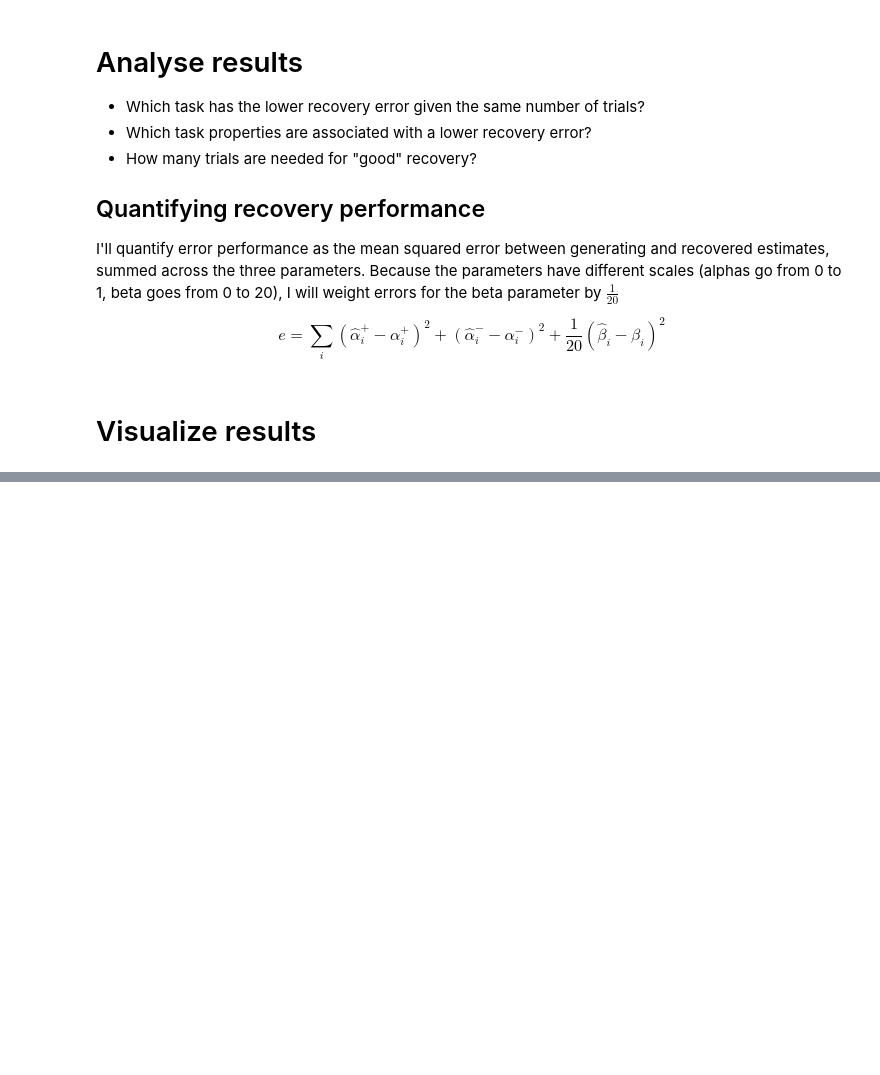
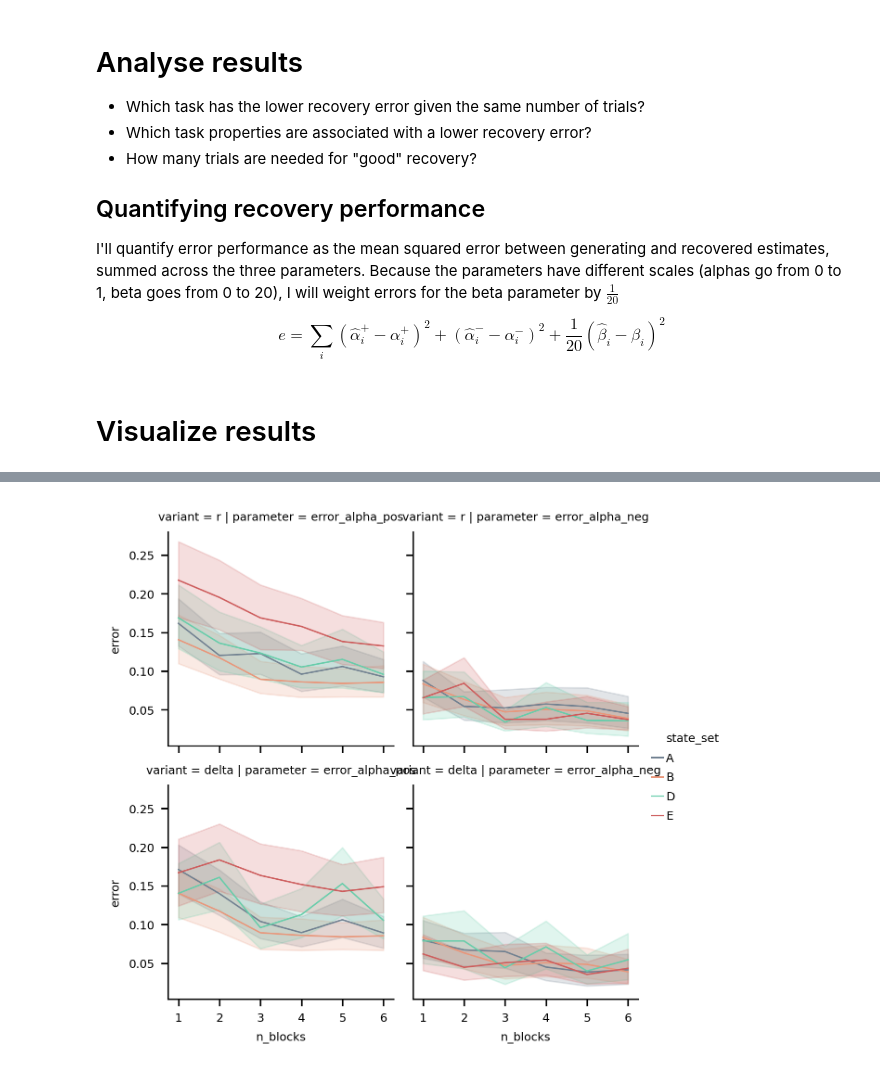
Before and after one commit to moltaire/rl, a Jupyter notebook: Test_task_recovery-performance.ipynb, the cells around one changed output, grey strips where cells are left out. Drawn from its saved outputs; the diff is of its cells as text; code cells hidden in the pictures; blank space fills up the shorter version.

```diff
--- a/Test_task_recovery-performance.ipynb
+++ b/Test_task_recovery-performance.ipynb
@@ -454,0 +498,14 @@ sns.relplot(
+# %%
+sns.relplot(
+    x="n_blocks",
+    y="error",
+    col="parameter",
+    row="variant",
+    hue="state_set",
+    data=alpha_errors,
+    kind="line",
+    height=2,
+    aspect=1,
+);
+# %% [output]
+[figure, added]
```
Also changed, not shown: parts of 7 cells of this notebook, 4 other files.
